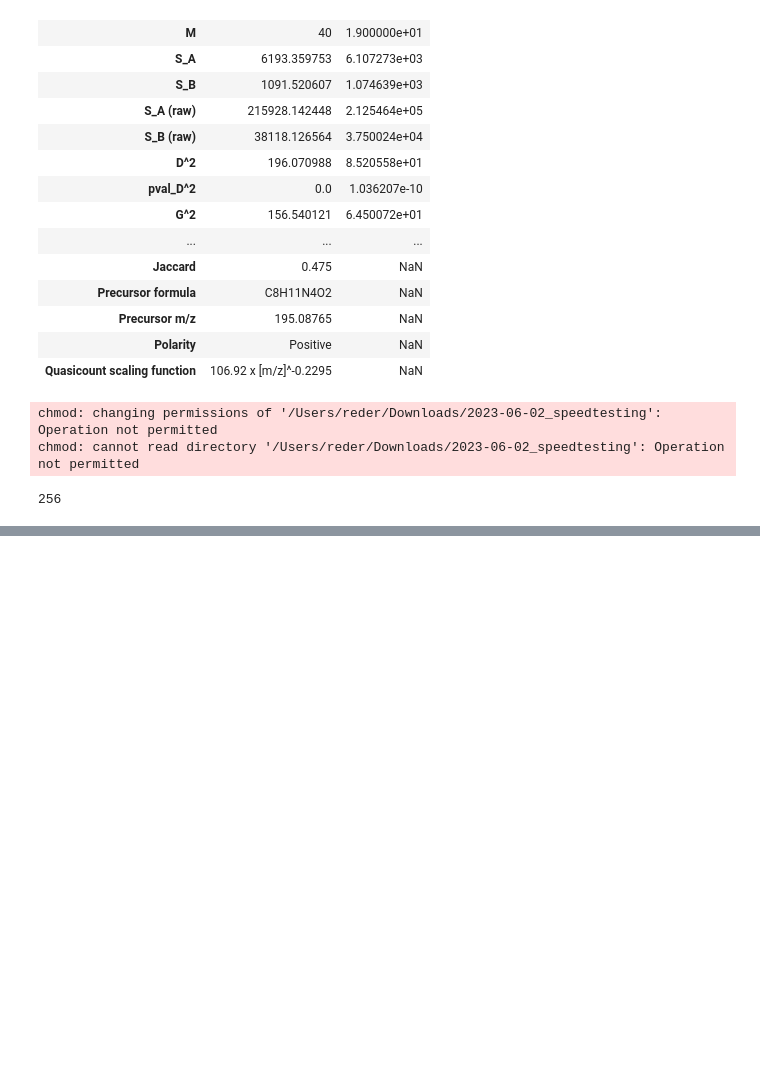
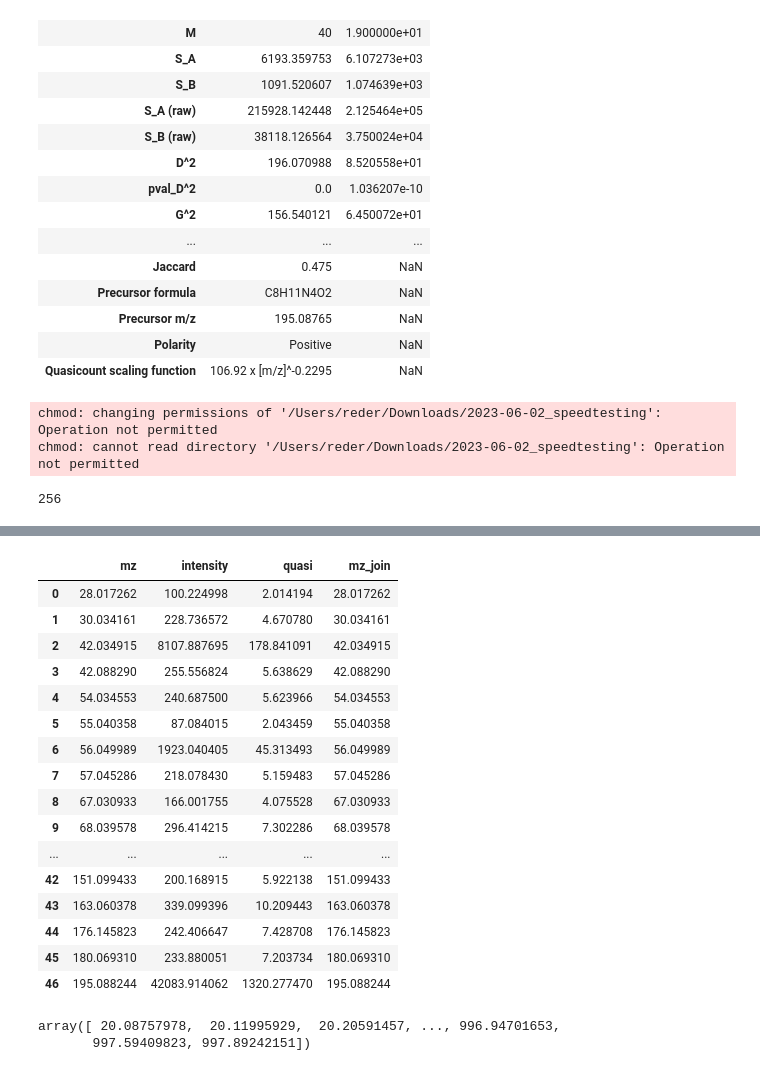
Before and after one commit to gkreder/tandem-tango, a Jupyter notebook: 2023-06-02_runMatching_speedTest.ipynb, the cells around one changed output, grey strips where cells are left out. Cells and saved outputs as stored; diff of their text form; code cells hidden in the pictures; blank space fills up the shorter version.

```diff
--- a/2023-06-02_runMatching_speedTest.ipynb
+++ b/2023-06-02_runMatching_speedTest.ipynb
@@ -163,0 +182,3 @@ Wall time: 484 ms
+# %%
+%%timeit
+retNew = spectrumMatchingNew.run_matching(spec_matching_args)
@@ -163,0 +187,27 @@ Wall time: 484 ms
+# %%
+retNew[0]
+# %% [output]
+|  | mz | intensity | quasi | mz_join |
+| 0 | 28.017262 | 100.224998 | 2.014194 | 28.017262 |
+| 1 | 30.034161 | 228.736572 | 4.670780 | 30.034161 |
+| 2 | 42.034915 | 8107.887695 | 178.841091 | 42.034915 |
+| 3 | 42.088290 | 255.556824 | 5.638629 | 42.088290 |
+| 4 | 54.034553 | 240.687500 | 5.623966 | 54.034553 |
+| 5 | 55.040358 | 87.084015 | 2.043459 | 55.040358 |
+| 6 | 56.049989 | 1923.040405 | 45.313493 | 56.049989 |
+| 7 | 57.045286 | 218.078430 | 5.159483 | 57.045286 |
+| 8 | 67.030933 | 166.001755 | 4.075528 | 67.030933 |
+| 9 | 68.039578 | 296.414215 | 7.302286 | 68.039578 |
+| ... | ... | ... | ... | ... |
+| 42 | 151.099433 | 200.168915 | 5.922138 | 151.099433 |
+| 43 | 163.060378 | 339.099396 | 10.209443 | 163.060378 |
+| 44 | 176.145823 | 242.406647 | 7.428708 | 176.145823 |
+| 45 | 180.069310 | 233.880051 | 7.203734 | 180.069310 |
+| 46 | 195.088244 | 42083.914062 | 1320.277470 | 195.088244 |
+# %%
+# d['mzs']
+# np.take_along_axis(d['mzs'], np.where(mask)[0], axis = 0)
+d['mzs']
+# %% [output]
+array([ 20.08757978,  20.11995929,  20.20591457, ..., 996.94701653,
+       997.59409823, 997.89242151])
```
Also changed, not shown: parts of 10 cells of this notebook, 3 other files.
